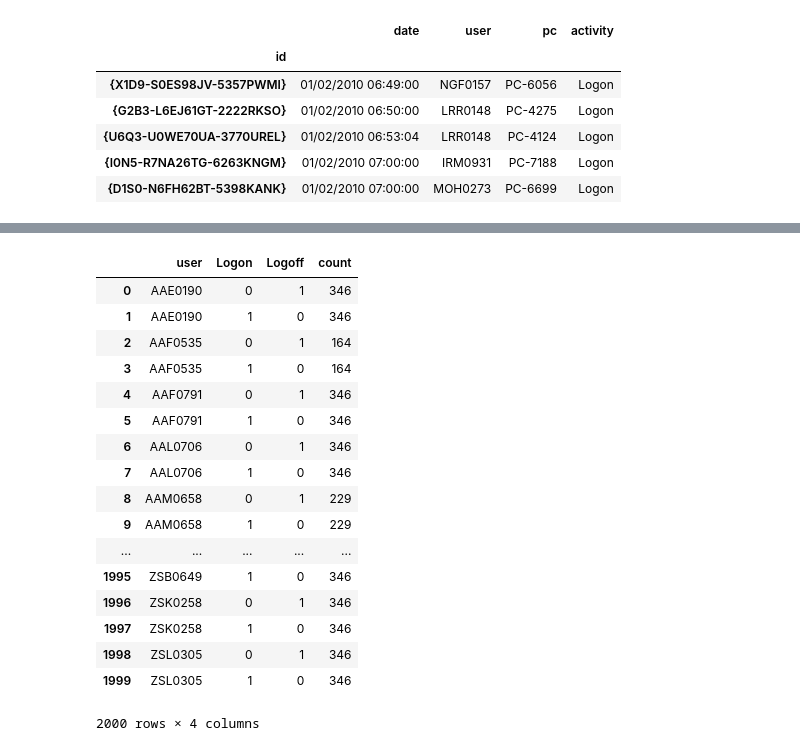
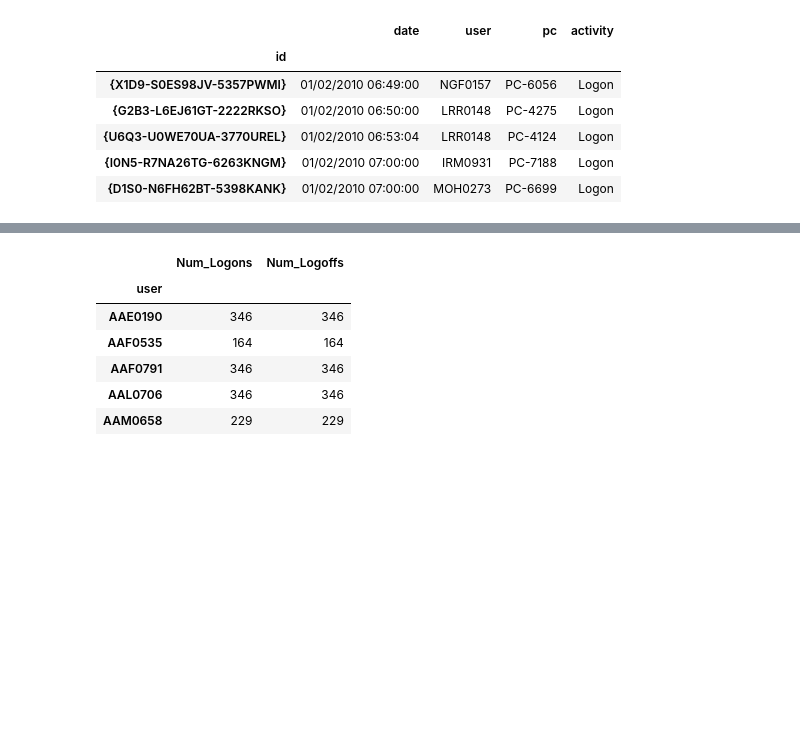
Before and after one commit to TalhaGhaffar/Data-Analytics, a Jupyter notebook: Project.ipynb, the cells around one changed output, grey strips where cells are left out. Saved outputs shown, nothing was run; the diff lists cells and outputs as text; code cells hidden in the pictures; blank space fills up the shorter version.

```diff
--- a/Project.ipynb
+++ b/Project.ipynb
@@ -479,27 +484,19 @@ del tmp_log['date']
 del tmp_log['pc']
 # tmp_log
 # %%
-tmp_log['Logon'] = (tmp_log['activity'] == 'Logon').astype(int)
-tmp_log['Logoff'] = (tmp_log['activity'] == 'Logoff').astype(int)
+tmp_log['Num_Logons'] = (tmp_log['activity'] == 'Logon').astype(int)
+tmp_log['Num_Logoffs'] = (tmp_log['activity'] == 'Logoff').astype(int)
 del tmp_log['activity']
-# %%
-pd.DataFrame({'count' : tmp_log.groupby( [tmp_log.index, 'Logon', 'Logoff'] ).size()}).reset_index()
-# %% [output]
-|  | user | Logon | Logoff | count |
-| 0 | AAE0190 | 0 | 1 | 346 |
-| 1 | AAE0190 | 1 | 0 | 346 |
-| 2 | AAF0535 | 0 | 1 | 164 |
-| 3 | AAF0535 | 1 | 0 | 164 |
-| 4 | AAF0791 | 0 | 1 | 346 |
-| 5 | AAF0791 | 1 | 0 | 346 |
-| 6 | AAL0706 | 0 | 1 | 346 |
-| 7 | AAL0706 | 1 | 0 | 346 |
-| 8 | AAM0658 | 0 | 1 | 229 |
-| 9 | AAM0658 | 1 | 0 | 229 |
-| ... | ... | ... | ... | ... |
-| 1995 | ZSB0649 | 1 | 0 | 346 |
-| 1996 | ZSK0258 | 0 | 1 | 346 |
-| 1997 | ZSK0258 | 1 | 0 | 346 |
-| 1998 | ZSL0305 | 0 | 1 | 346 |
-| 1999 | ZSL0305 | 1 | 0 | 346 |
-2000 rows × 4 columns
+# %%
+# print(tmp_log.head())
+# print(tmp_log.shape)
+num_logon_logoff_df = tmp_log.groupby(tmp_log.index).sum()
+num_logon_logoff_df.head()
+# %% [output]
+|  | Num_Logons | Num_Logoffs |
+| user |  |  |
+| AAE0190 | 346 | 346 |
+| AAF0535 | 164 | 164 |
+| AAF0791 | 346 | 346 |
+| AAL0706 | 346 | 346 |
+| AAM0658 | 229 | 229 |
```
Also changed, not shown: parts of 11 cells of this notebook.
